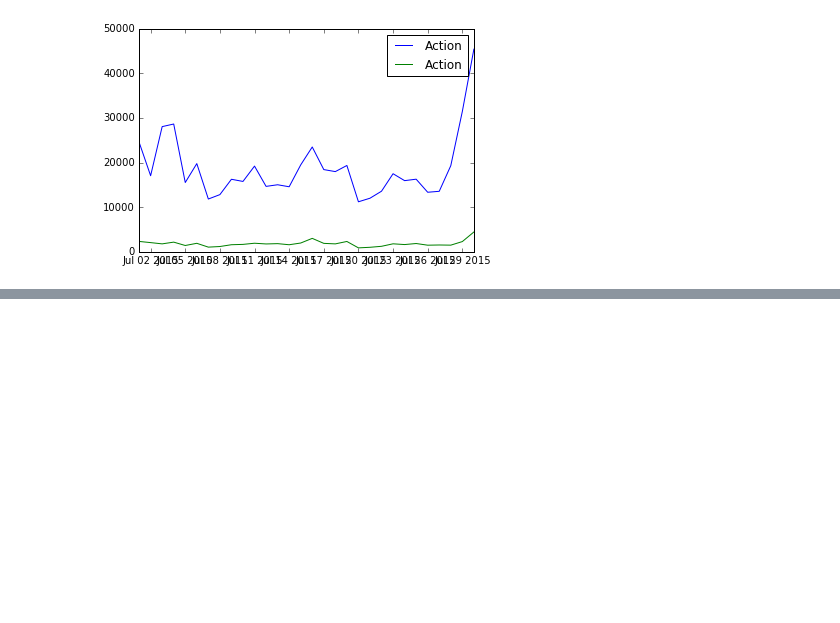
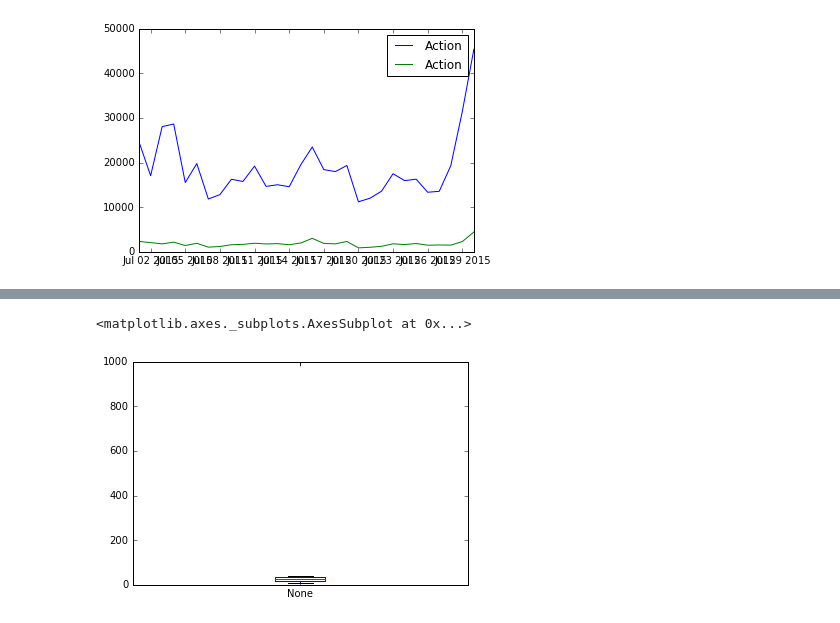
Before and after one commit to ywchiu/cathaybkpython, a Jupyter notebook: 20160901Demo.ipynb, the cells around one changed output, grey strips where cells are left out. Cells and saved outputs as stored; diff of their text form; code cells hidden in the pictures; blank space fills up the shorter version.

```diff
--- a/20160901Demo.ipynb
+++ b/20160901Demo.ipynb
@@ -222,0 +334,5 @@ df.plot(kind="line")
+# %%
+s.plot(kind='box')
+# %% [output]
+<matplotlib.axes._subplots.AxesSubplot at 0x...>
+[figure, added]
```
Also changed, not shown: parts of 21 cells of this notebook.
